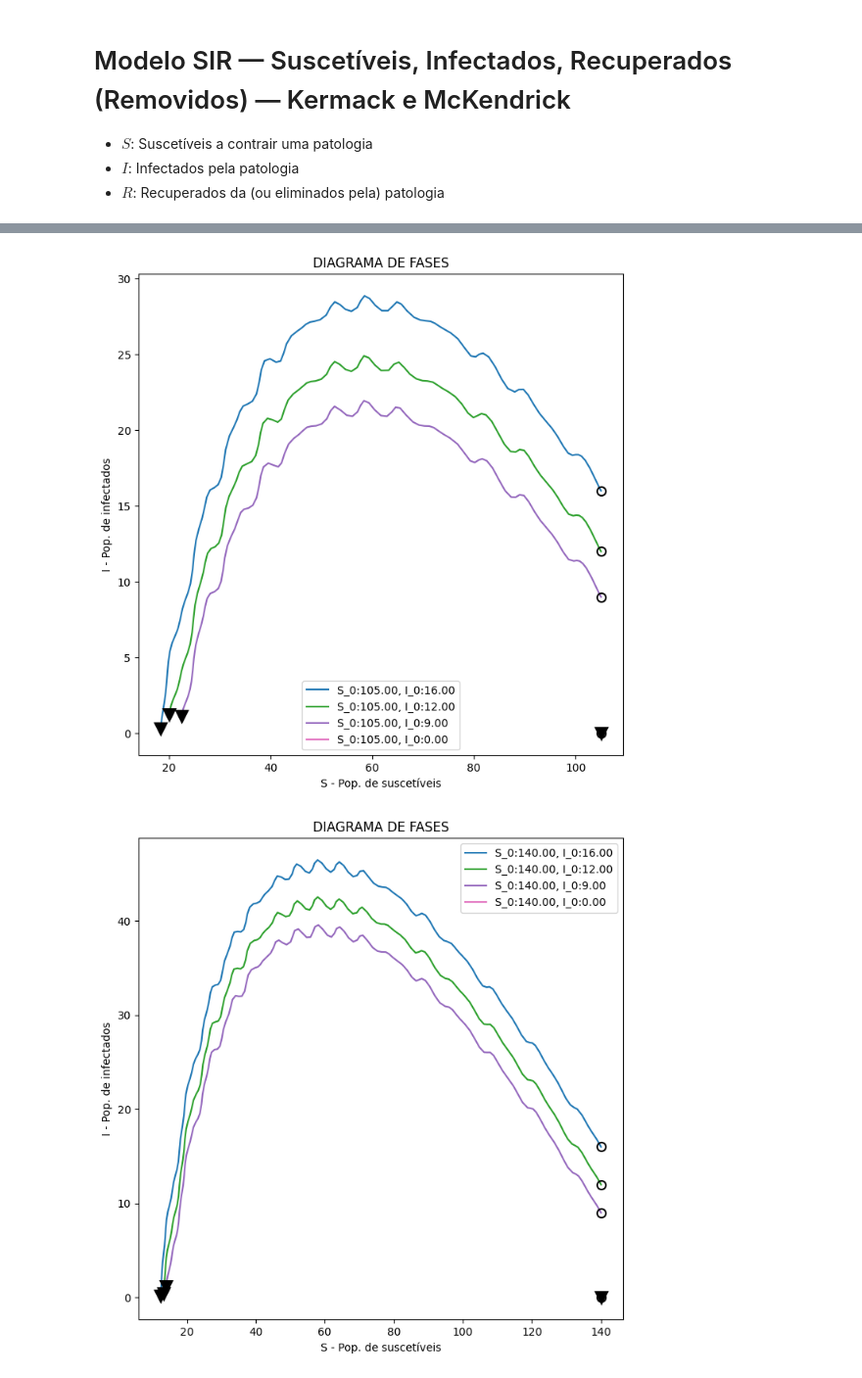
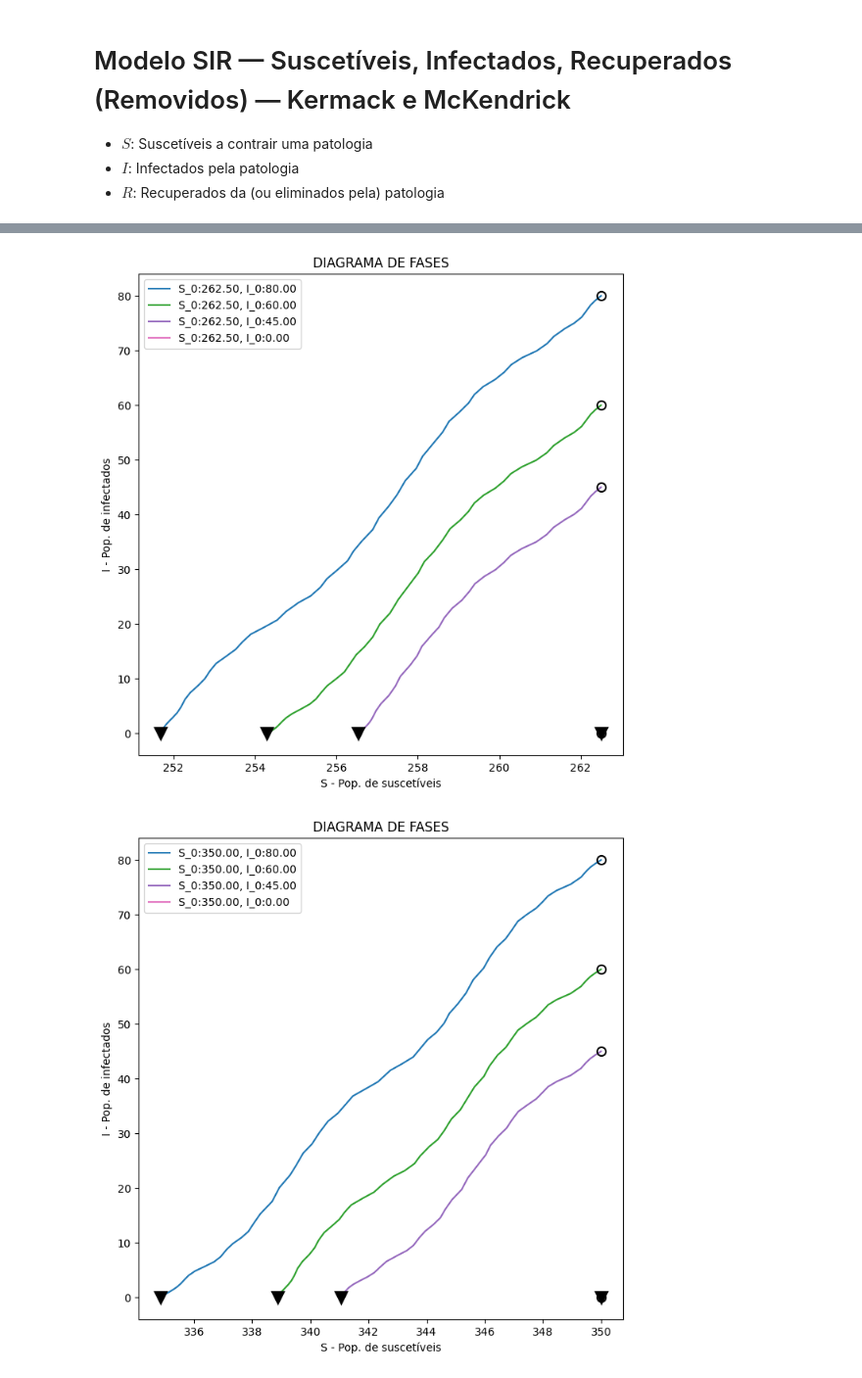
Before and after one commit to DiegoAscanio/jupyterlite, a Jupyter notebook: content/aav4-mbed-SIR.ipynb, the cells around one changed output, grey strips where cells are left out. Shown at 98% size. Drawn from its saved outputs; the diff is of its cells as text; code cells hidden in the pictures.

```diff
--- a/content/aav4-mbed-SIR.ipynb
+++ b/content/aav4-mbed-SIR.ipynb
@@ -27,7 +27,7 @@ from scipy.integrate import solve_ivp
 as_fun = lambda p: p if callable(p) else lambda t, S, I, R: float(p)
 
 
-N = 200 # numero total de individuos
+N = 1000 # numero total de individuos
 
 '''
     beta: taxa de contato / infecção
@@ -35,8 +35,8 @@ N = 200 # numero total de individuos
     Se quisermos simular um surto, beta > gamma,
     do contrário, gamma < beta
 '''
-surto = True
-beta, gamma = (27/7, 9/8) if surto else (9/8, 9/5)
+surto = False
+beta, gamma = (27/7, 9/8) if surto else (9/8, 20/8)
 
 a0 = beta / N
 b0 = gamma
@@ -78,11 +78,10 @@ def integrate(
         dense_output = True
     )
     return sol.t, *sol.y
-
-samples = 6
-S_0_array = np.clip(
-    (b0/a0) * np.linspace(0, 3, samples), 0, N
-)
+samples = 11
+S_0_array = np.array([
+    0. ,  87.5, 175. , 262.5, 350. , 437.5, 525. , 612.5, 700., 787.5, 875.
+])
 I_0_array = np.array(
     [N/12.5, N/16.667, N/22.222, 0]
 )
@@ -127,2 +126,2 @@ for S_0 in S_0_array:
-[figure, old version]
+[figure, new version]
-[figure, old version]
+[figure, new version]
```
Also changed, not shown: parts of 2 cells of this notebook.
